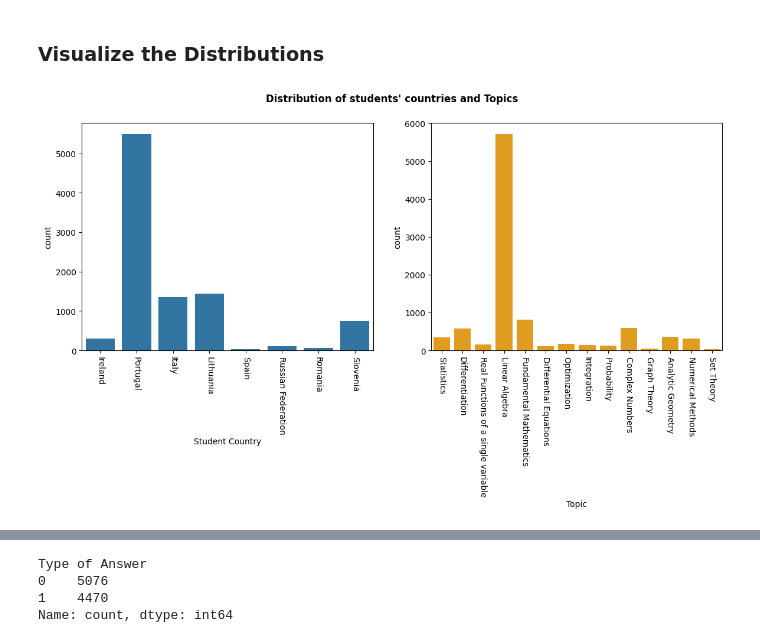
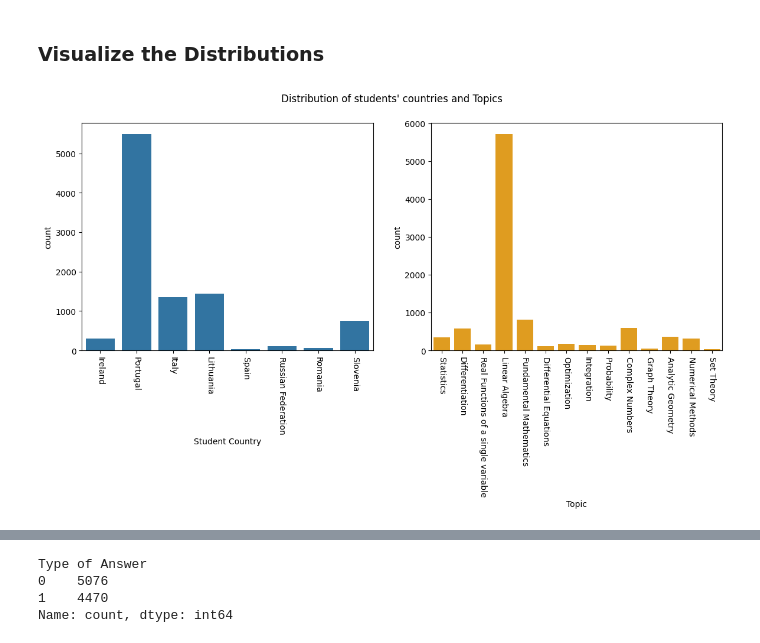
Before and after one commit to vickCoder7/math_learning_in_higher_education, a Jupyter notebook: project.ipynb, the cells around one changed output, grey strips where cells are left out. Cells and saved outputs as stored; diff of their text form; code cells hidden in the pictures.

```diff
--- a/project.ipynb
+++ b/project.ipynb
@@ -83,17 +83,16 @@ ans_by_ques_lvl
 # %%
 fig, axs = plt.subplots(1, 2, figsize=(14, 5))
 
 sns.countplot(data=df, x='Student Country', ax=axs[0])
 axs[0].tick_params(axis = 'x', rotation=-90)
 
 sns.countplot(data=df, x='Topic', ax=axs[1], color='orange')
 axs[1].tick_params(axis = 'x', rotation=-90)
-# sns.countplot(data=df, x='Question Level', ax=axs[1])
 
-fig.suptitle('Distribution of students\' countries and Topics', fontweight='bold')
+fig.suptitle('Distribution of students\' countries and Topics')
 plt.show()
 # %% [output]
-[figure, old version]
+[figure, new version]
 # %%
 c = sns.color_palette("deep")
 
```
Also changed, not shown: parts of 32 cells of this notebook.
